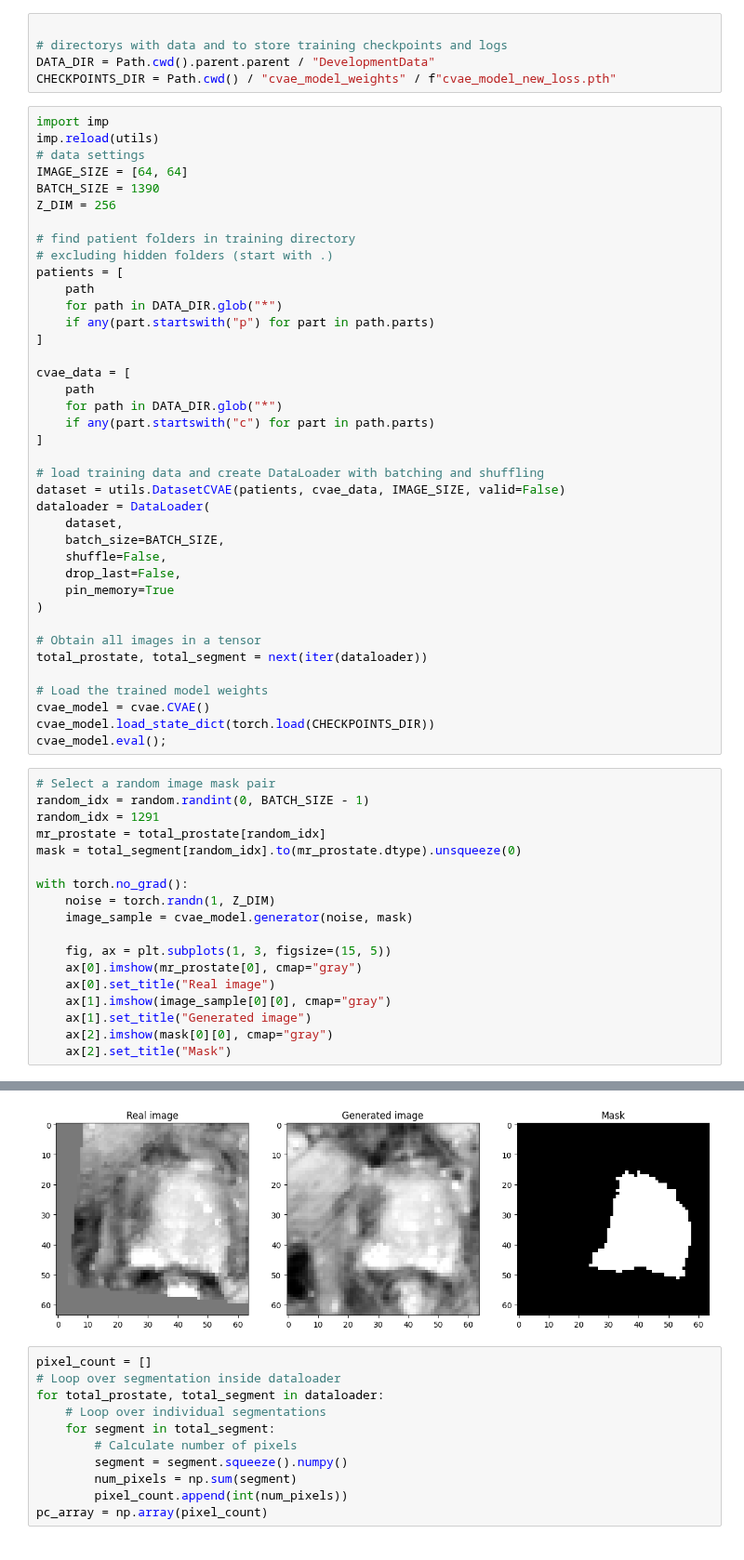
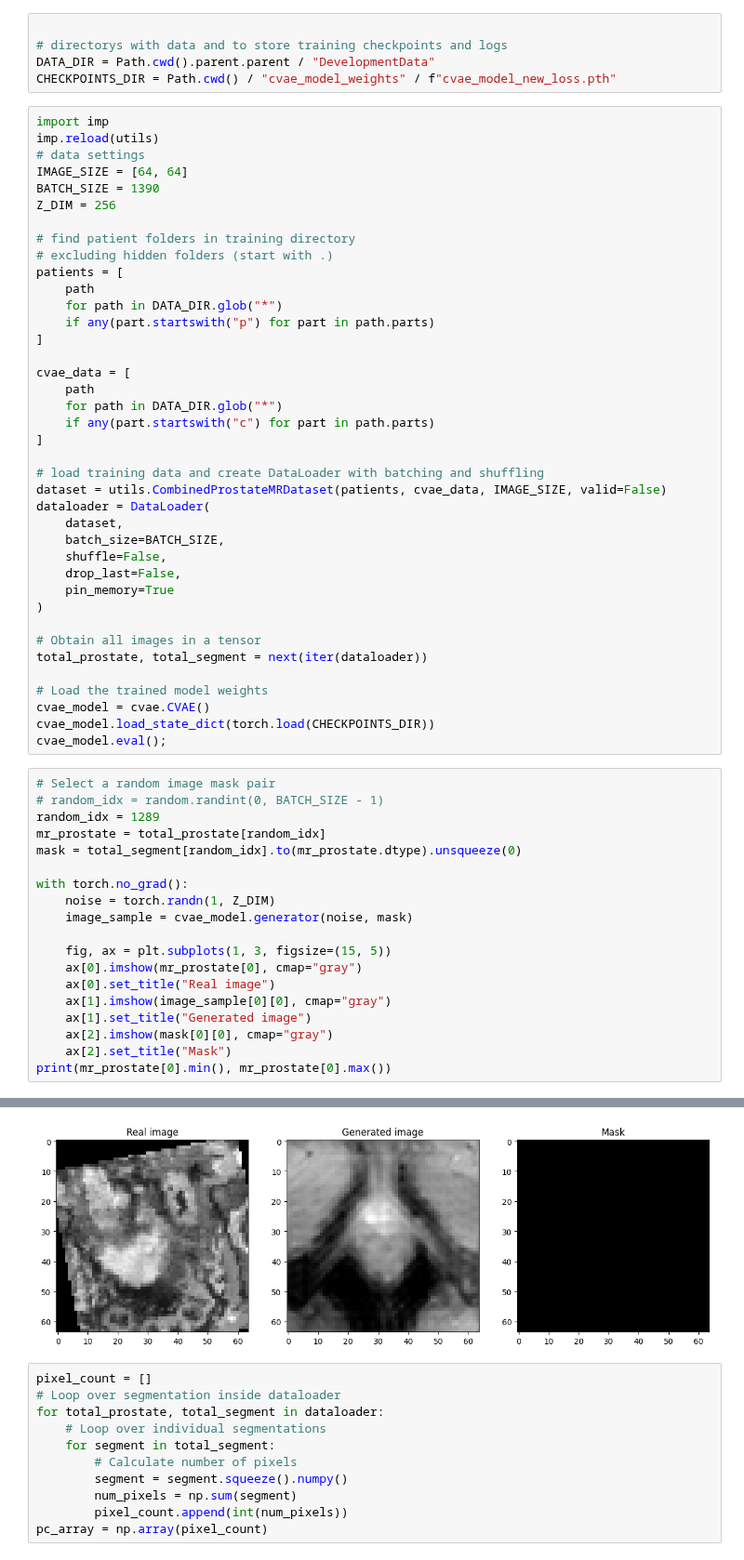
Before and after one commit to MartvStraten/8DM20-Capita-Selecta, a Jupyter notebook: MachineLearning/code/apply_cvae.ipynb, the cells around one changed output, grey strips where cells are left out. Shown at 93% size. Saved outputs shown, nothing was run; the diff lists cells and outputs as text.

```diff
--- a/MachineLearning/code/apply_cvae.ipynb
+++ b/MachineLearning/code/apply_cvae.ipynb
@@ -44,7 +41,7 @@ cvae_data = [
 ]
 
 # load training data and create DataLoader with batching and shuffling
-dataset = utils.DatasetCVAE(patients, cvae_data, IMAGE_SIZE, valid=False)
+dataset = utils.CombinedProstateMRDataset(patients, cvae_data, IMAGE_SIZE, valid=False)
 dataloader = DataLoader(
     dataset,
     batch_size=BATCH_SIZE,
@@ -62,8 +59,8 @@ cvae_model.load_state_dict(torch.load(CHECKPOINTS_DIR))
 cvae_model.eval();
 # %%
 # Select a random image mask pair
-random_idx = random.randint(0, BATCH_SIZE - 1)
-random_idx = 1291
+# random_idx = random.randint(0, BATCH_SIZE - 1)
+random_idx = 1289
 mr_prostate = total_prostate[random_idx]
 mask = total_segment[random_idx].to(mr_prostate.dtype).unsqueeze(0)
 
@@ -78,4 +75,5 @@ with torch.no_grad():
     ax[1].set_title("Generated image")
     ax[2].imshow(mask[0][0], cmap="gray")
     ax[2].set_title("Mask")
+print(mr_prostate[0].min(), mr_prostate[0].max())
 # %% [output]
@@ -82,4 +87,4 @@ with torch.no_grad():
-[figure, old version]
+[figure, new version]
 # %%
 pixel_count = []
 # Loop over segmentation inside dataloader
```
Also changed, not shown: parts of 2 cells of this notebook, 2 other files.
